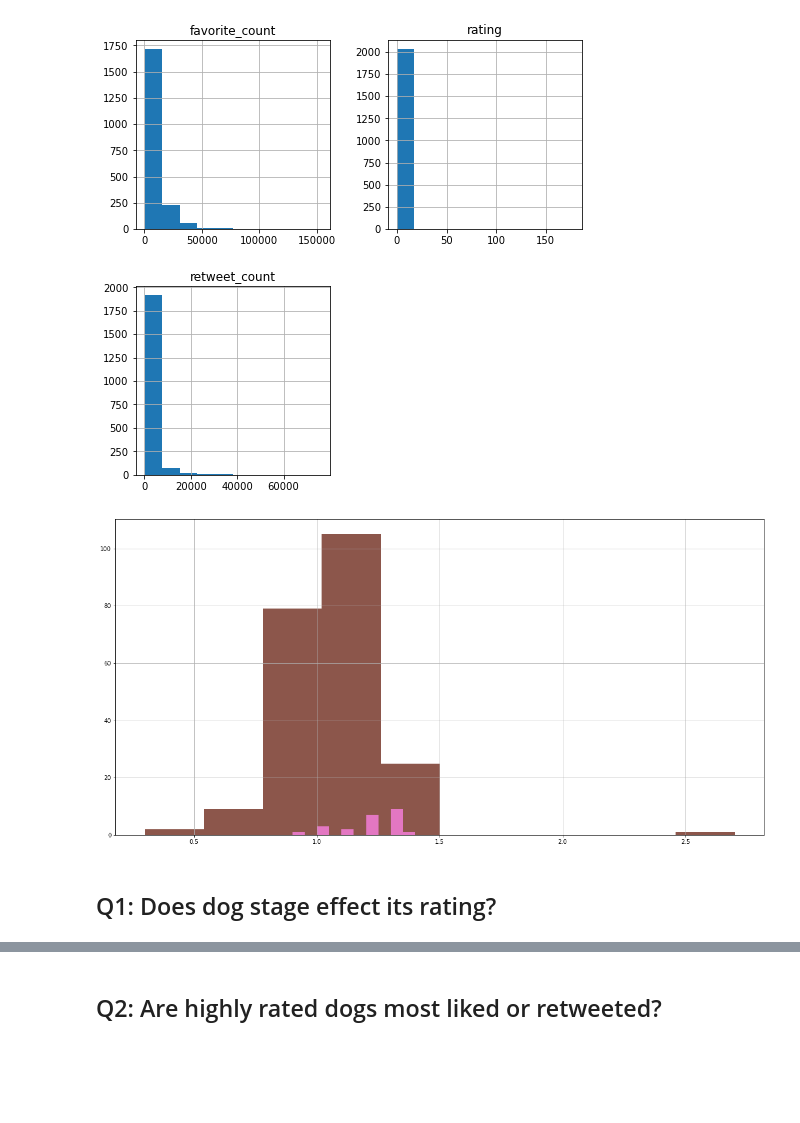
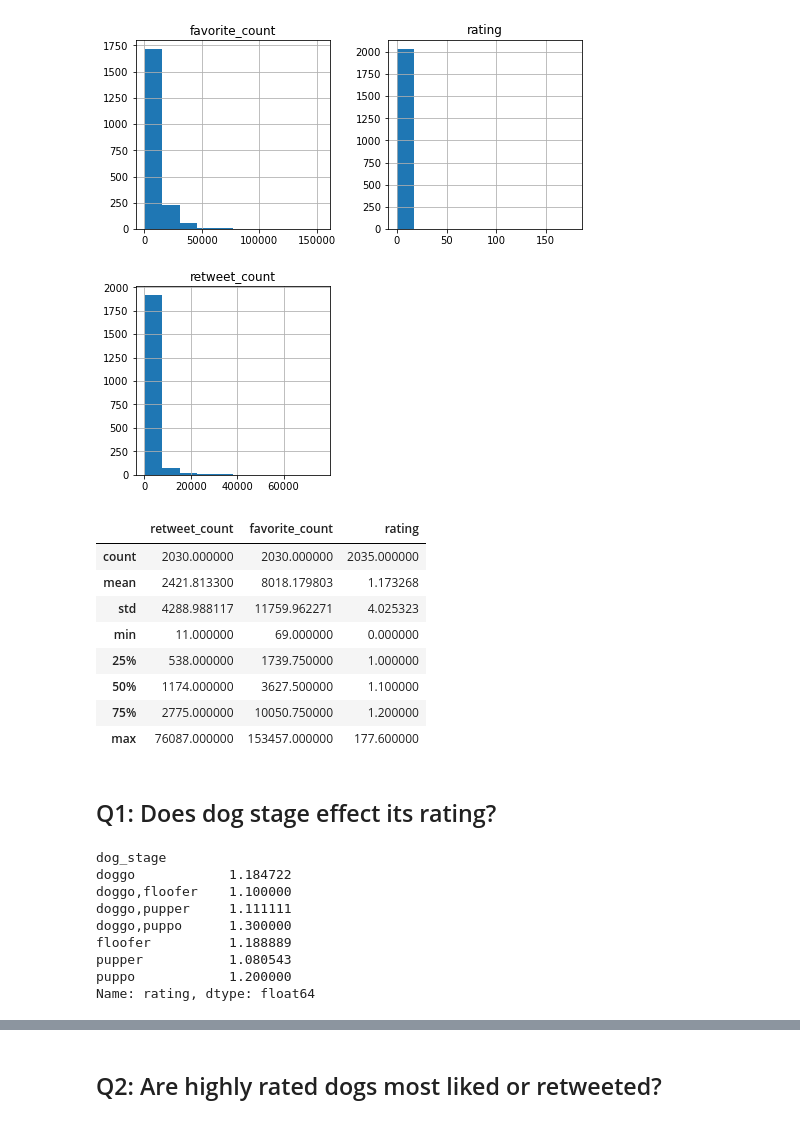
Before and after one commit to SidraEffendi/data-wrangling, a Jupyter notebook: wrangle_act.ipynb, the cells around one changed output, grey strips where cells are left out. Drawn from its saved outputs; the diff is of its cells as text; code cells hidden in the pictures; blank space fills up the shorter version.

```diff
--- a/wrangle_act.ipynb
+++ b/wrangle_act.ipynb
@@ -923,7 +926,15 @@ I will pose some questions -- minimum three and then I will evaluate the data to
 t_archive_clean.hist(figsize=(8, 8));
 # %% [output]
 [figure]
-# %%
-t_archive_clean.groupby('dog_stage')['rating'].hist(figsize=(20,10));
-# %% [output]
-[figure, removed]
+# %%
+t_archive_clean.describe()
+# %% [output]
+|  | retweet_count | favorite_count | rating |
+| count | 2030.000000 | 2030.000000 | 2035.000000 |
+| mean | 2421.813300 | 8018.179803 | 1.173268 |
+| std | 4288.988117 | 11759.962271 | 4.025323 |
+| min | 11.000000 | 69.000000 | 0.000000 |
+| 25% | 538.000000 | 1739.750000 | 1.000000 |
+| 50% | 1174.000000 | 3627.500000 | 1.100000 |
+| 75% | 2775.000000 | 10050.750000 | 1.200000 |
+| max | 76087.000000 | 153457.000000 | 177.600000 |
@@ -931,3 +948,16 @@ t_archive_clean.groupby('dog_stage')['rating'].hist(figsize=(20,10));
 ## Q1: Does dog stage effect its rating?
 # %%
 t_archive_clean.dog_stage.value_counts()
+# %%
+dog_stage_analysis = t_archive_clean.groupby('dog_stage').rating.mean()
+dog_stage_analysis
+# %% [output]
+dog_stage
+doggo            1.184722
+doggo,floofer    1.100000
+doggo,pupper     1.111111
+doggo,puppo      1.300000
+floofer          1.188889
+pupper           1.080543
+puppo            1.200000
+Name: rating, dtype: float64
```
Also changed, not shown: parts of 6 cells of this notebook.
